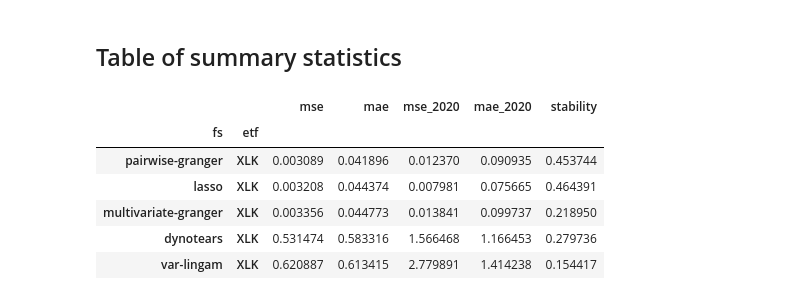
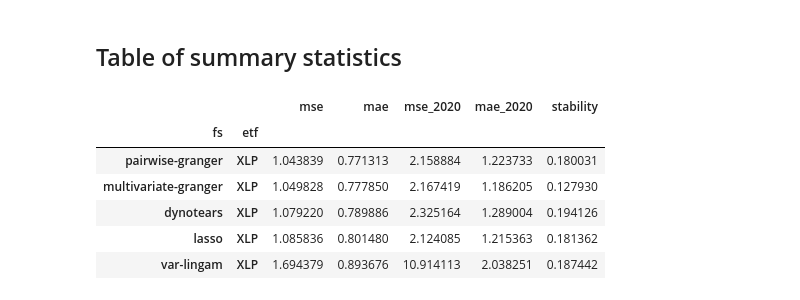
Before and after one commit to dcuoliveira/cml-fin, a Jupyter notebook: src/results_report_large.ipynb, the cells around one changed output. Saved outputs shown, nothing was run; the diff lists cells and outputs as text; code cells hidden in the pictures.

```diff
--- a/src/results_report_large.ipynb
+++ b/src/results_report_large.ipynb
@@ -276,17 +276,17 @@ selected_melt_df.pivot_table(index=["date"], columns=["etf", "fs", "cluster"], v
 # %% [markdown]
 ## Table of summary statistics
 # %%
-etf = "XLK"
+etf = "XLP"
 
 all_metrics_df[all_metrics_df.index.isin([etf], level=1)].sort_values(by="mse", ascending=True)
 # %% [output]
 |  |  | mse | mae | mse_2020 | mae_2020 | stability |
 | fs | etf |  |  |  |  |  |
-| pairwise-granger | XLK | 0.003089 | 0.041896 | 0.012370 | 0.090935 | 0.453744 |
-| lasso | XLK | 0.003208 | 0.044374 | 0.007981 | 0.075665 | 0.464391 |
-| multivariate-granger | XLK | 0.003356 | 0.044773 | 0.013841 | 0.099737 | 0.218950 |
-| dynotears | XLK | 0.531474 | 0.583316 | 1.566468 | 1.166453 | 0.279736 |
-| var-lingam | XLK | 0.620887 | 0.613415 | 2.779891 | 1.414238 | 0.154417 |
+| pairwise-granger | XLP | 1.043839 | 0.771313 | 2.158884 | 1.223733 | 0.180031 |
+| multivariate-granger | XLP | 1.049828 | 0.777850 | 2.167419 | 1.186205 | 0.127930 |
+| dynotears | XLP | 1.079220 | 0.789886 | 2.325164 | 1.289004 | 0.194126 |
+| lasso | XLP | 1.085836 | 0.801480 | 2.124085 | 1.215363 | 0.181362 |
+| var-lingam | XLP | 1.694379 | 0.893676 | 10.914113 | 2.038251 | 0.187442 |
 # %%
 all_metrics_df.sort_values(by=["mse"], ascending=True)
 # %% [output]
```
Also changed, not shown: parts of 11 cells of this notebook.
